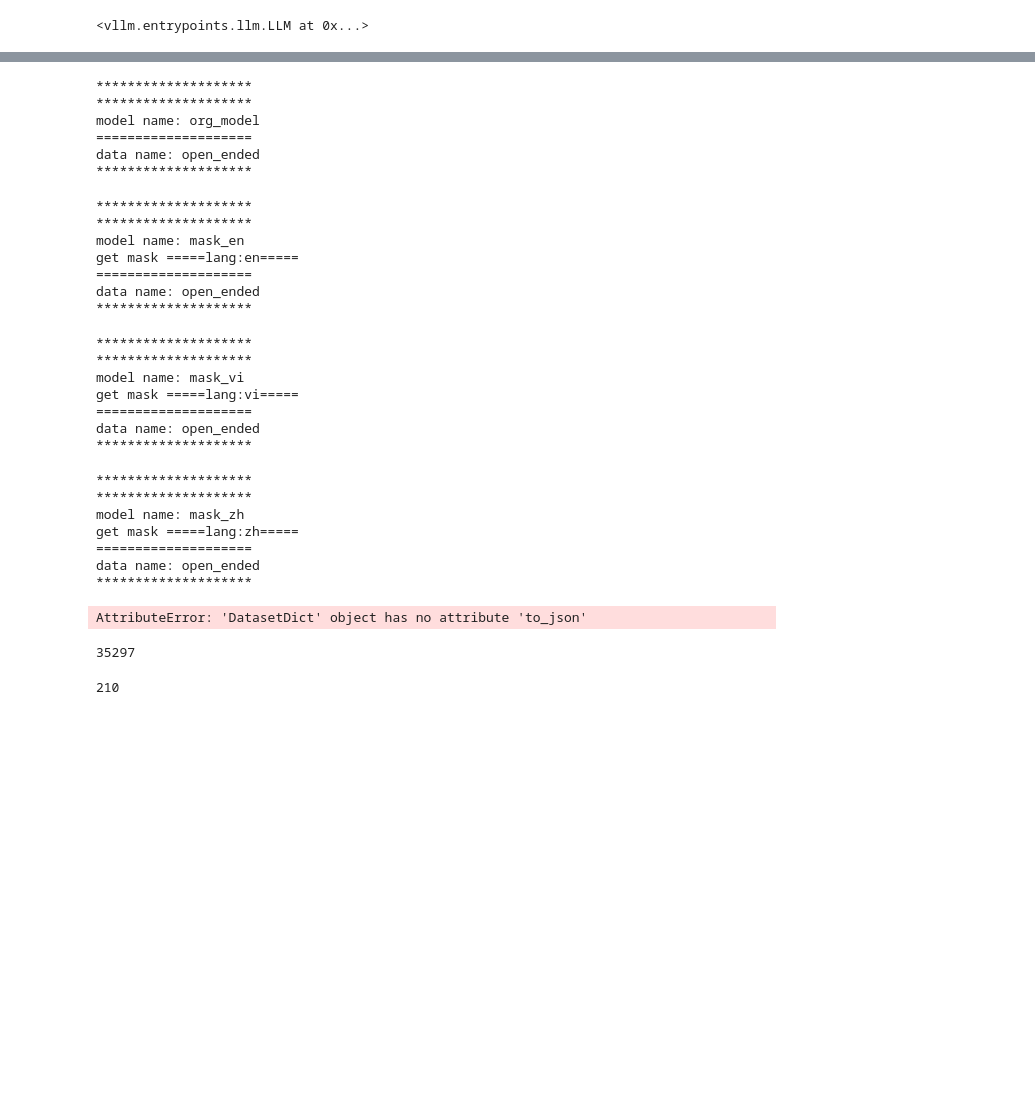
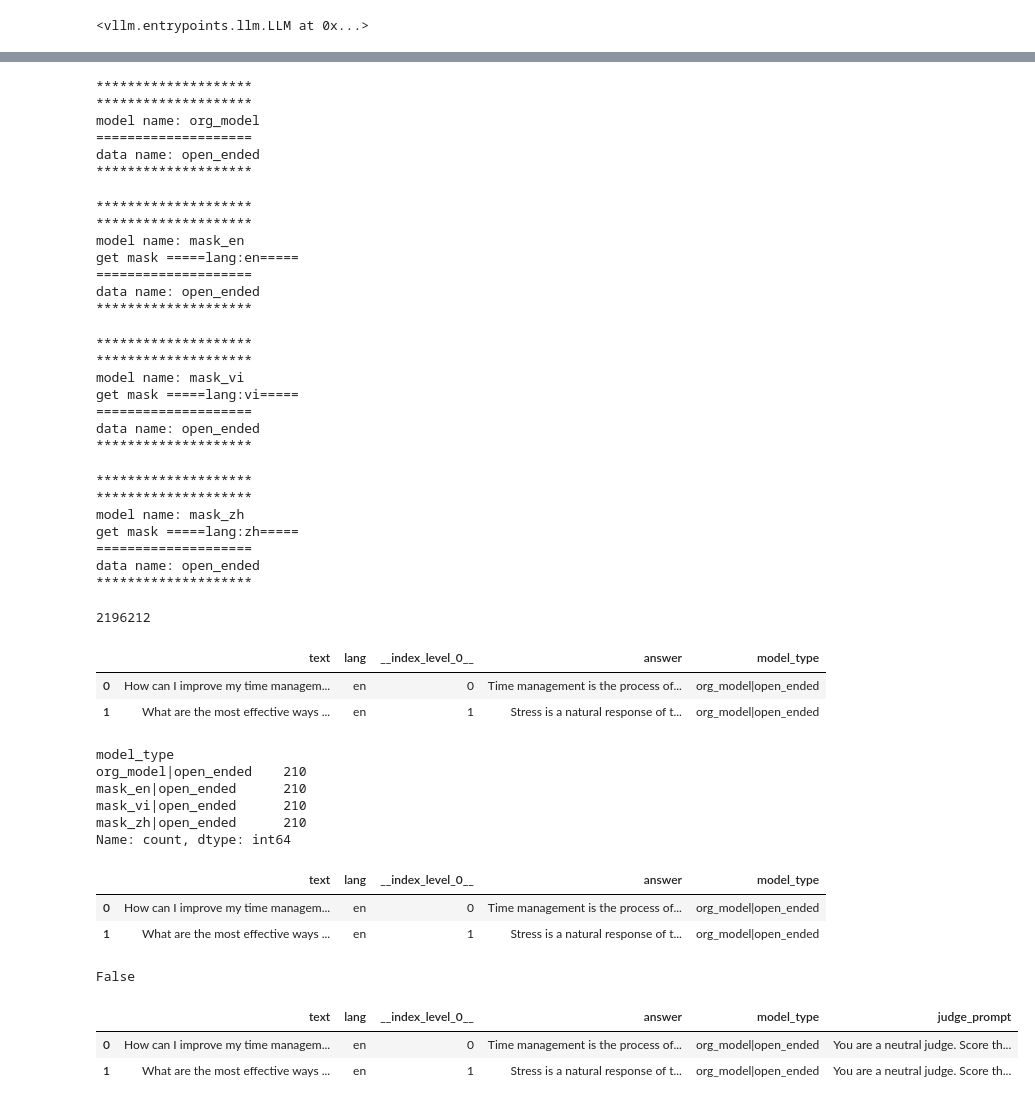
Before and after one commit to weizaiff/LRP, a Jupyter notebook: 20251127_calc_org_LAPE_ppl.ipynb, the cells around one changed output, grey strips where cells are left out. Cells and saved outputs as stored; diff of their text form; code cells hidden in the pictures; blank space fills up the shorter version.

```diff
--- a/20251127_calc_org_LAPE_ppl.ipynb
+++ b/20251127_calc_org_LAPE_ppl.ipynb
@@ -489,6 +457,8 @@ data_list = [
     (ds_test, 'open_ended')
 ]
 
+ds_list = []
+
 for i_model, model_name in model_list:
     print('*'*20)
     print('*'*20)
@@ -497,18 +467,26 @@ for i_model, model_name in model_list:
     if model_name != 'org_model':
         i_model = get_mask_neuron_model_vllm(llm, activation_mask_path, model_name.split('_')[-1])
 
+
     for i_data, data_name in data_list:
+        ds_test_tmp = copy.deepcopy(i_data)
         print('='*20)
         print('data name:', data_name)
 
-        ans_list= get_open_ended_answer_vllm(i_model, list(i_data['train']['text']))#calc_ppl(i_model, tokenizer, i_data, max_len= 2048)
+        ans_list= get_open_ended_answer_vllm(i_model, list(ds_test_tmp['train']['text']))#calc_ppl(i_model, tokenizer, i_data, max_len= 2048)
         # create model -col
         model_describe = [model_name+'|'+data_name]*len(ans_list)
 
-        ds_test['train'] = ds_test['train'].add_column(name='describ', column=model_describe)
-        ds_test['train'] = ds_test['train'].add_column(name='ans', column=ans_list)
+        #ds_test['train'] = ds_test['train'].add_column(name='describ'+('|'+model_name+'|'+data_name), column=model_describe)
+        ds_test_tmp['train'] = ds_test_tmp['train'].add_column(name='answer', column=ans_list)
 
-ds_test['train'].to_json('~/autodl-fs/LRP/open_ended_data_generation/20251201_LAPE_org_generation.json', force_ascii=False)
+        ds_test_tmp['train'] = ds_test_tmp['train'].add_column(name='model_type', column=model_describe)
+
+        ds_list.append(ds_test_tmp['train'])
+
+#
+ds_final = datasets.concatenate_datasets(ds_list)
+ds_final.to_json('~/autodl-fs/LRP/open_ended_data_generation/20251201_LAPE_org_generation.json', force_ascii=False)
 # %% [output]
 ********************
 ********************
@@ -537,12 +515,57 @@ get mask =====lang:zh=====
 ====================
 data name: open_ended
 ********************
-AttributeError: 'DatasetDict' object has no attribute 'to_json'
+2196212
 # %%
-ds_test['train'].to_json('~/autodl-fs/LRP/open_ended_data_generation/20251201_LAPE_org_generation.json', force_ascii=False)
+df_final = ds_final.to_pandas()
-# %% [output]
-35297
+# %%
+ds_final.head(2)
+# %% [output]
+|  | text | lang | __index_level_0__ | answer | model_type |
+| 0 | How can I improve my time managem... | en | 0 | Time management is the process of... | org_model|open_ended |
+| 1 | What are the most effective ways ... | en | 1 | Stress is a natural response of t... | org_model|open_ended |
+# %%
+df_final = ds_final
 # %%
-len(ds_test['train'])
+df_final['model_type'].value_counts()
 # %% [output]
-210
+model_type
+org_model|open_ended    210
+mask_en|open_ended      210
+mask_vi|open_ended      210
+mask_zh|open_ended      210
+Name: count, dtype: int64
+# %%
+df_final.head(2)
+# %% [output]
+|  | text | lang | __index_level_0__ | answer | model_type |
+| 0 | How can I improve my time managem... | en | 0 | Time management is the process of... | org_model|open_ended |
+| 1 | What are the most effective ways ... | en | 1 | Stress is a natural response of t... | org_model|open_ended |
+# %%
+df_final['answer'][210] == df_final['answer'][0]
+# %% [output]
+False
+# %%
+'''
+生成judge的prompt
+
+'''
+
+prompt_template = (
+    "You are a neutral judge. Score the model’s answer from 1 to 10 based on correctness, completeness, clarity, and usefulness.\n"
+    "Respond ONLY in this JSON format:\n"
+    '{{"score": <1-10>, "reason": "<brief reason>"}}\n\n'
+    "Question:\n{question}\n\n"
+    "Answer:\n{answer}"
+)
+
+def get_judge_promt(x):
+    return prompt_template.format(question= x[0], answer= x[1])
+# %%
+df_final['judge_prompt'] = df_final[['text','answer']].apply(lambda x: prompt_template.format(question= x[0], answer= x[1]), axis=1)
+# %%
+df_final.head(2)
+# %% [output]
+|  | text | lang | __index_level_0__ | answer | model_type | judge_prompt |
+| 0 | How can I improve my time managem... | en | 0 | Time management is the process of... | org_model|open_ended | You are a neutral judge. Score th... |
+| 1 | What are the most effective ways ... | en | 1 | Stress is a natural response of t... | org_model|open_ended | You are a neutral judge. Score th... |
```
Also changed, not shown: parts of 23 cells of this notebook, 8 other files.
